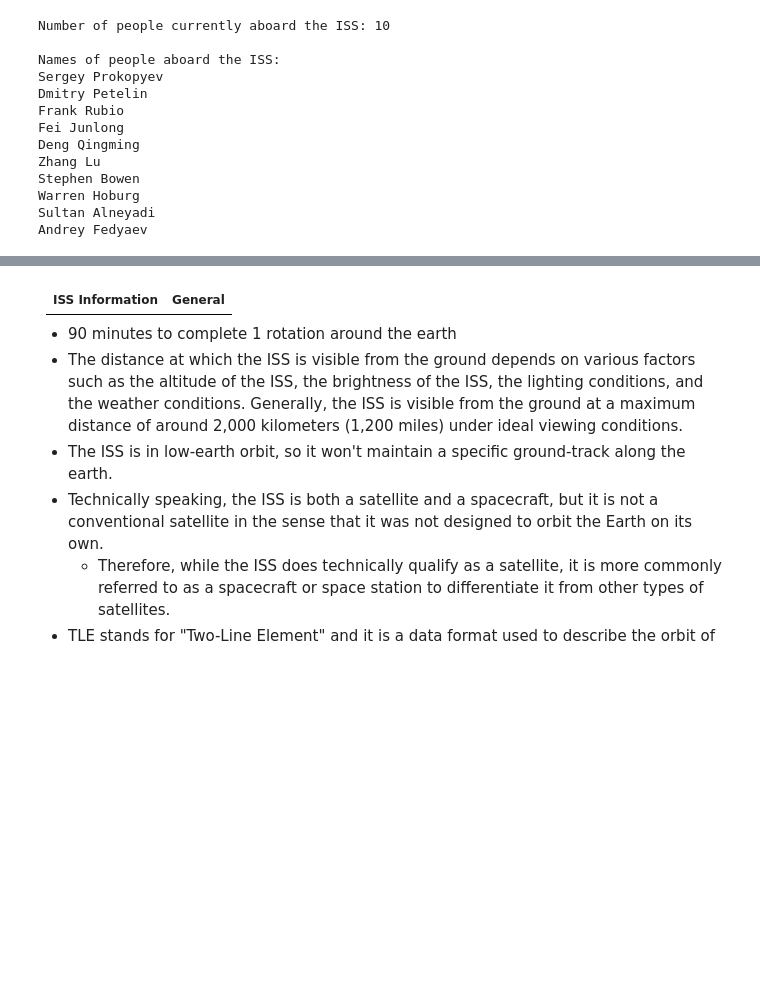
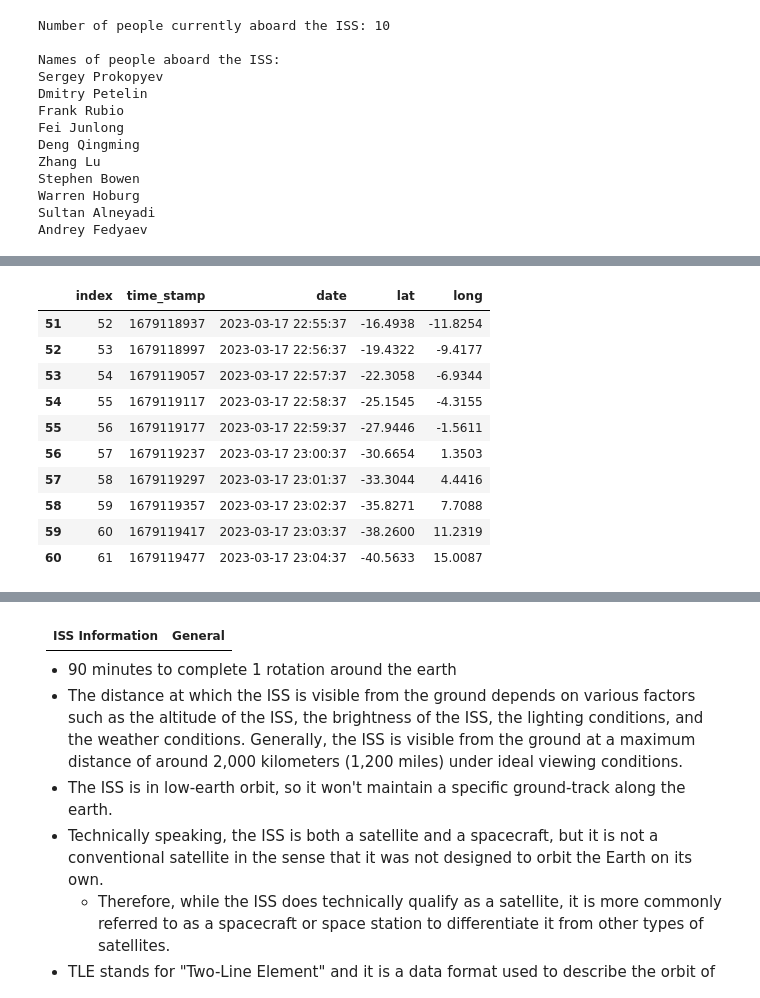
Before and after one commit to sudz4/space-station, a Jupyter notebook: main3.ipynb, the cells around one changed output, grey strips where cells are left out. Cells and saved outputs as stored; diff of their text form; code cells hidden in the pictures; blank space fills up the shorter version.

```diff
--- a/main3.ipynb
+++ b/main3.ipynb
@@ -252,5 +266,5 @@ iss_flight_record.head()
 iss_fr_df_cols = ['index','time_stamp','date','lat','long']
 iss_fr_df = iss_flight_record.reindex(columns=iss_fr_df_cols)
 
-print(iss_fr_df)
+iss_fr_df.tail(10)
 # %% [output]
@@ -269,3 +271,14 @@ print(iss_fr_df)
+|  | index | time_stamp | date | lat | long |
+| 51 | 52 | 1679118937 | 2023-03-17 22:55:37 | -16.4938 | -11.8254 |
+| 52 | 53 | 1679118997 | 2023-03-17 22:56:37 | -19.4322 | -9.4177 |
+| 53 | 54 | 1679119057 | 2023-03-17 22:57:37 | -22.3058 | -6.9344 |
+| 54 | 55 | 1679119117 | 2023-03-17 22:58:37 | -25.1545 | -4.3155 |
+| 55 | 56 | 1679119177 | 2023-03-17 22:59:37 | -27.9446 | -1.5611 |
+| 56 | 57 | 1679119237 | 2023-03-17 23:00:37 | -30.6654 | 1.3503 |
+| 57 | 58 | 1679119297 | 2023-03-17 23:01:37 | -33.3044 | 4.4416 |
+| 58 | 59 | 1679119357 | 2023-03-17 23:02:37 | -35.8271 | 7.7088 |
+| 59 | 60 | 1679119417 | 2023-03-17 23:03:37 | -38.2600 | 11.2319 |
+| 60 | 61 | 1679119477 | 2023-03-17 23:04:37 | -40.5633 | 15.0087 |
 # %%
 # extract 'lat' and 'long' columns and create a list of tuples
 data_points = list(zip(iss_fr_df['lat'], iss_fr_df['long']))
```
Also changed, not shown: parts of 15 cells of this notebook.
